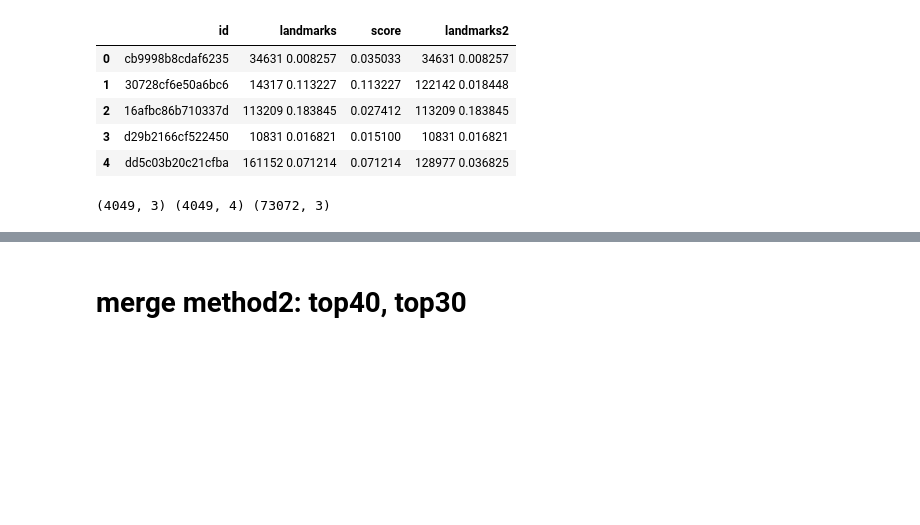
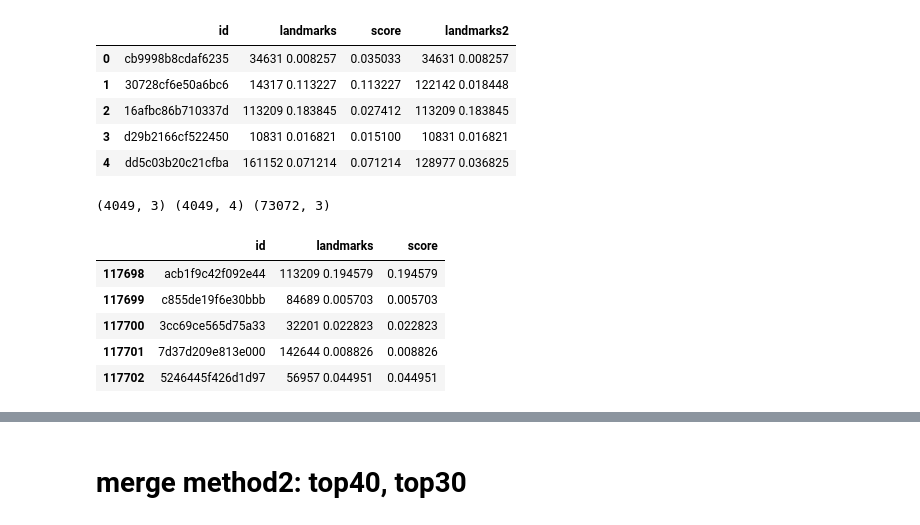
Before and after one commit to chicm/landmark, a Jupyter notebook: recognition/post_process.ipynb, the cells around one changed output, grey strips where cells are left out. Drawn from its saved outputs; the diff is of its cells as text; code cells hidden in the pictures; blank space fills up the shorter version.

```diff
--- a/recognition/post_process.ipynb
+++ b/recognition/post_process.ipynb
@@ -136,3 +136,12 @@ print(df2[df2.landmarks.isna()].shape, df_merged[df_merged.landmarks.isna()].sha
 (4049, 3) (4049, 4) (73072, 3)
 # %%
 df_merged.to_csv('output/ens_merge_50k_all_classes_primary40_second.csv', index=False, columns=['id', 'landmarks'])
+# %%
+df2.tail()
+# %% [output]
+|  | id | landmarks | score |
+| 117698 | acb1f9c42f092e44 | 113209 0.194579 | 0.194579 |
+| 117699 | c855de19f6e30bbb | 84689 0.005703 | 0.005703 |
+| 117700 | 3cc69ce565d75a33 | 32201 0.022823 | 0.022823 |
+| 117701 | 7d37d209e813e000 | 142644 0.008826 | 0.008826 |
+| 117702 | 5246445f426d1d97 | 56957 0.044951 | 0.044951 |
```
Also changed, not shown: parts of 7 cells of this notebook, 6 other files.
